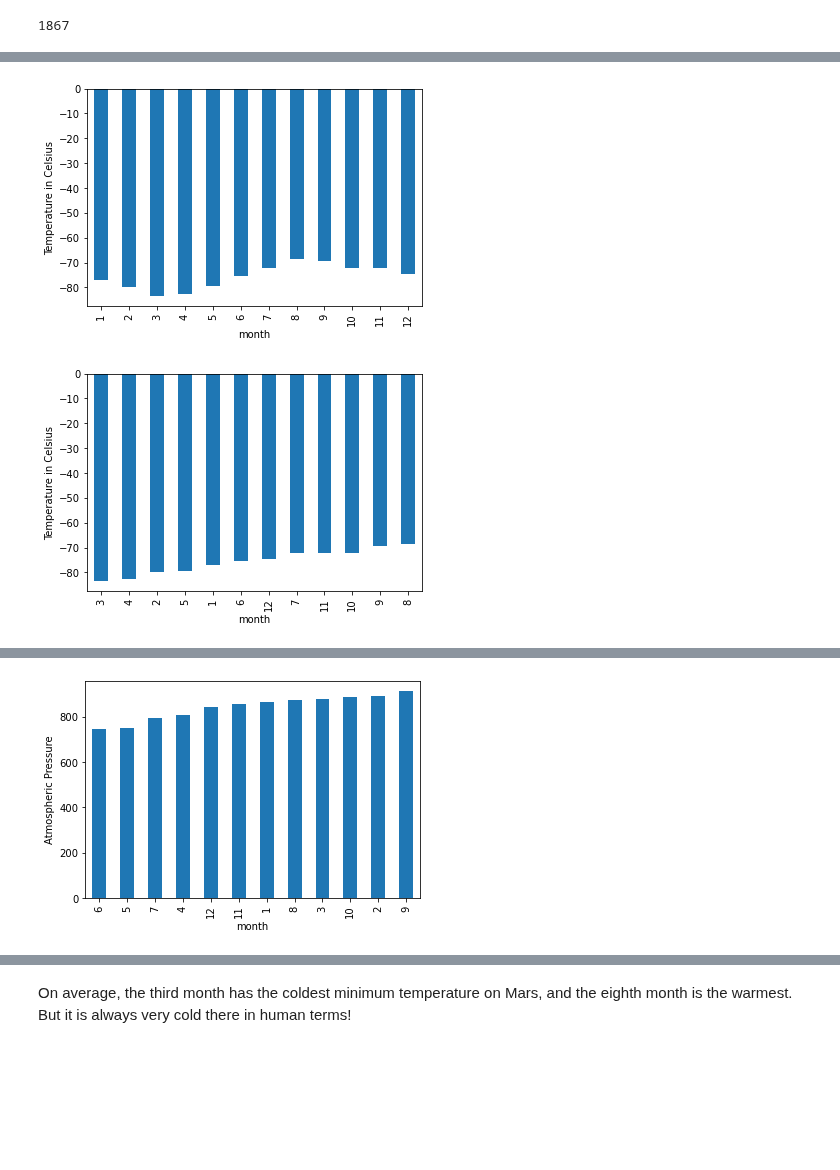
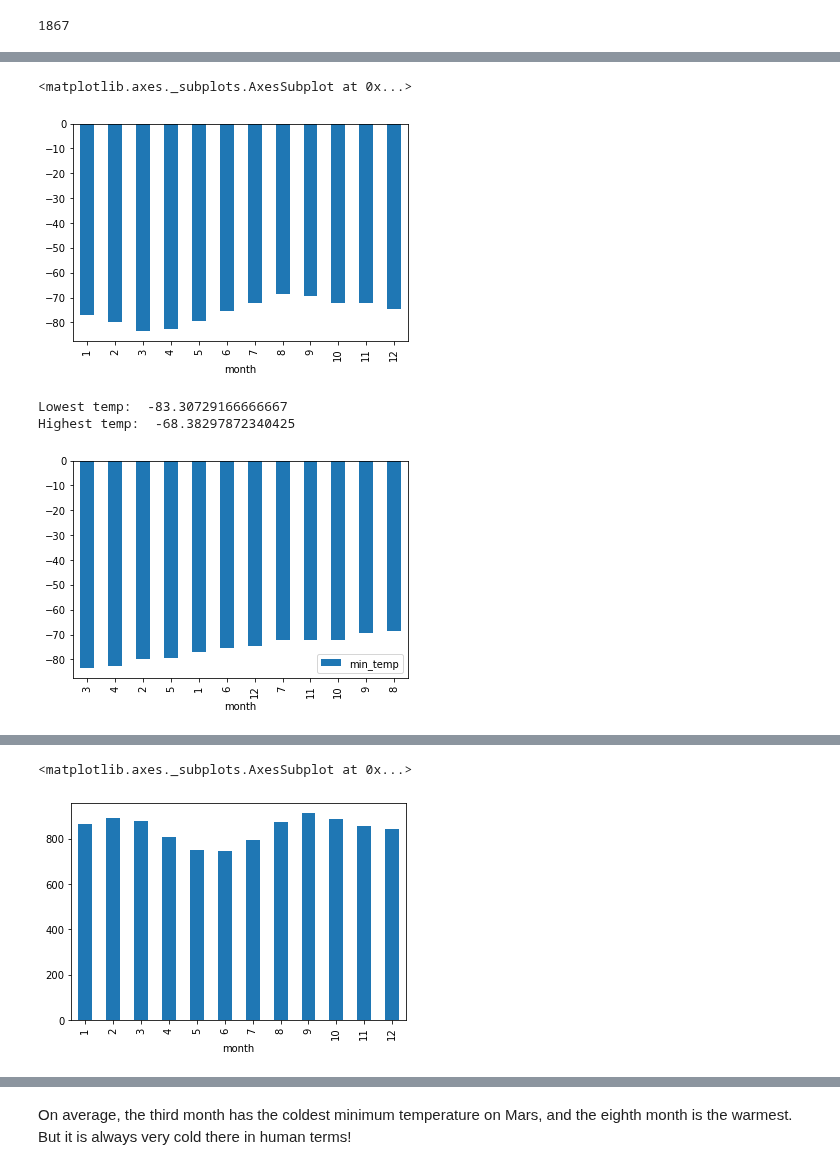
Before and after one commit to OAEspinoza/web_scraping_challenge, a Jupyter notebook: part_2_mars_weather.ipynb, the cells around one changed output, grey strips where cells are left out. Cells and saved outputs as stored; diff of their text form; code cells hidden in the pictures; blank space fills up the shorter version.

```diff
--- a/part_2_mars_weather.ipynb
+++ b/part_2_mars_weather.ipynb
@@ -54,0 +65,8 @@ print(results)
+# %%
+# Scrapping data
+table_data=[]
+for i in table_weather.find_all('tr')[1:]:
+    data=i.find_all('td')
+    values=[j.text for j in data]
+    table_data.append(values)
+table_data
@@ -110,4 +106,5 @@ datalist
 # %%
 # Create a Pandas DataFrame by using the list of rows and a list of the column names
+weather_data_df=pd.DataFrame(table_data,columns=table_headers)
 # %%
 # Confirm DataFrame was created successfully
@@ -140,2 +144,13 @@ dtype: object
+# %%
+# Change data types for data analysis
+weather_data_df = weather_data_df.astype({
+    "id": int,
+    "sol": int,
+    "ls": int,
+    "month":int,
+    "min_temp": float,
+    "pressure": float,
+    })
+weather_data_df["terrestrial_date"] = pd.to_datetime(weather_data_df["terrestrial_date"])
 # %%
 # Confirm type changes were successful by examining data types again
@@ -204,13 +232,25 @@ Name: min_temp, dtype: float64
 # %%
 # Plot the average temperature by month
+average_temp.plot.bar(x=None, y=None)
 # %% [output]
+<matplotlib.axes._subplots.AxesSubplot at 0x...>
-[figure, old version]
+[figure, new version]
 # %%
 # Identify the coldest and hottest months in Curiosity's location
+minimum_temp=average_temp.min()
+maximum_temp=average_temp.max()
+average_temp_sorted=average_temp_1.sort_values(by="min_temp")
+average_temp_sorted.plot.bar(x=None, y=None)
+print("Lowest temp: ",minimum_temp)
+print("Highest temp: ",maximum_temp)
 # %% [output]
+Lowest temp:  -83.30729166666667
+Highest temp:  -68.38297872340425
-[figure, old version]
+[figure, new version]
 # %%
 # 4. Average pressure by Martian month
+average_pressure=weather_data_df.groupby(['month'])['pressure'].mean()
+average_pressure
 # %% [output]
 month
 1     862.488506
@@ -228,7 +268,9 @@ month
 Name: pressure, dtype: float64
 # %%
 # Plot the average pressure by month
+average_pressure.plot.bar(x=None, y=None)
 # %% [output]
+<matplotlib.axes._subplots.AxesSubplot at 0x...>
-[figure, old version]
+[figure, new version]
 # %%
 # 5. How many terrestrial (earth) days are there in a Martian year?
```
Also changed, not shown: parts of 17 cells of this notebook, 1 other file.
